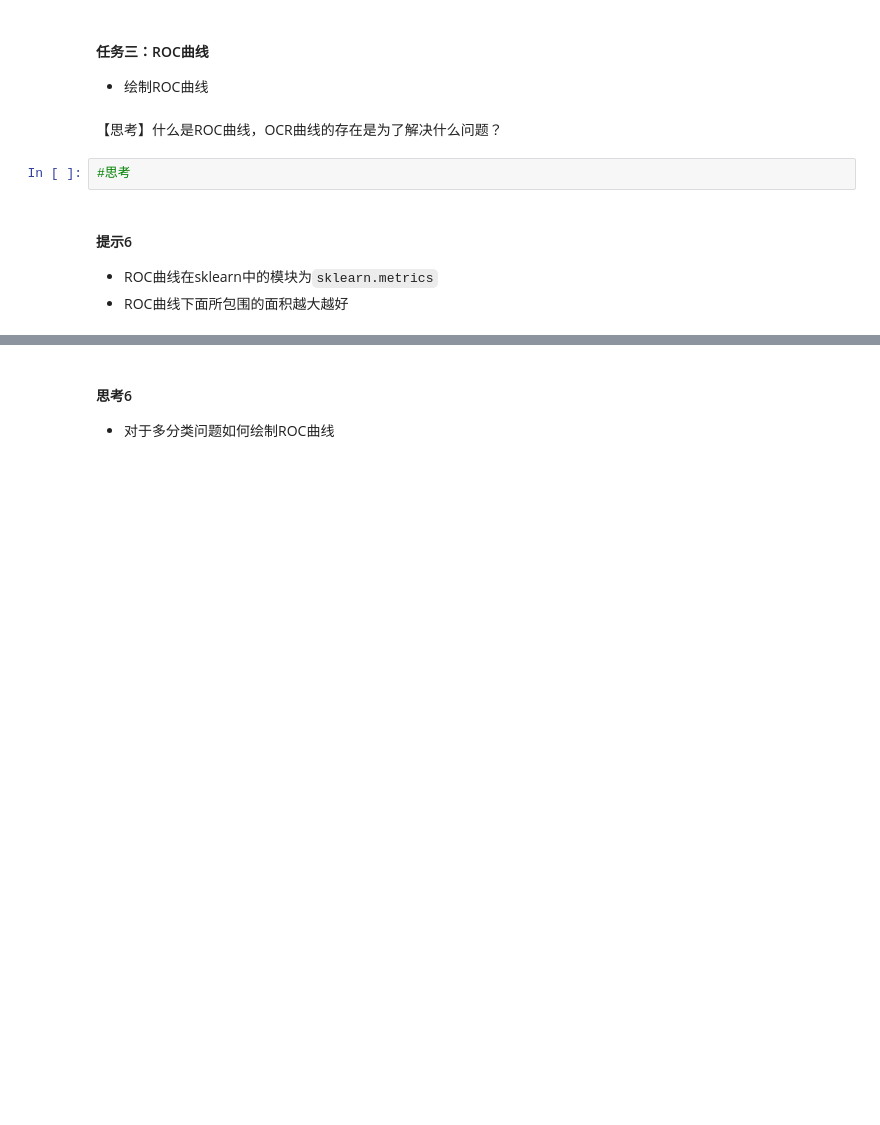
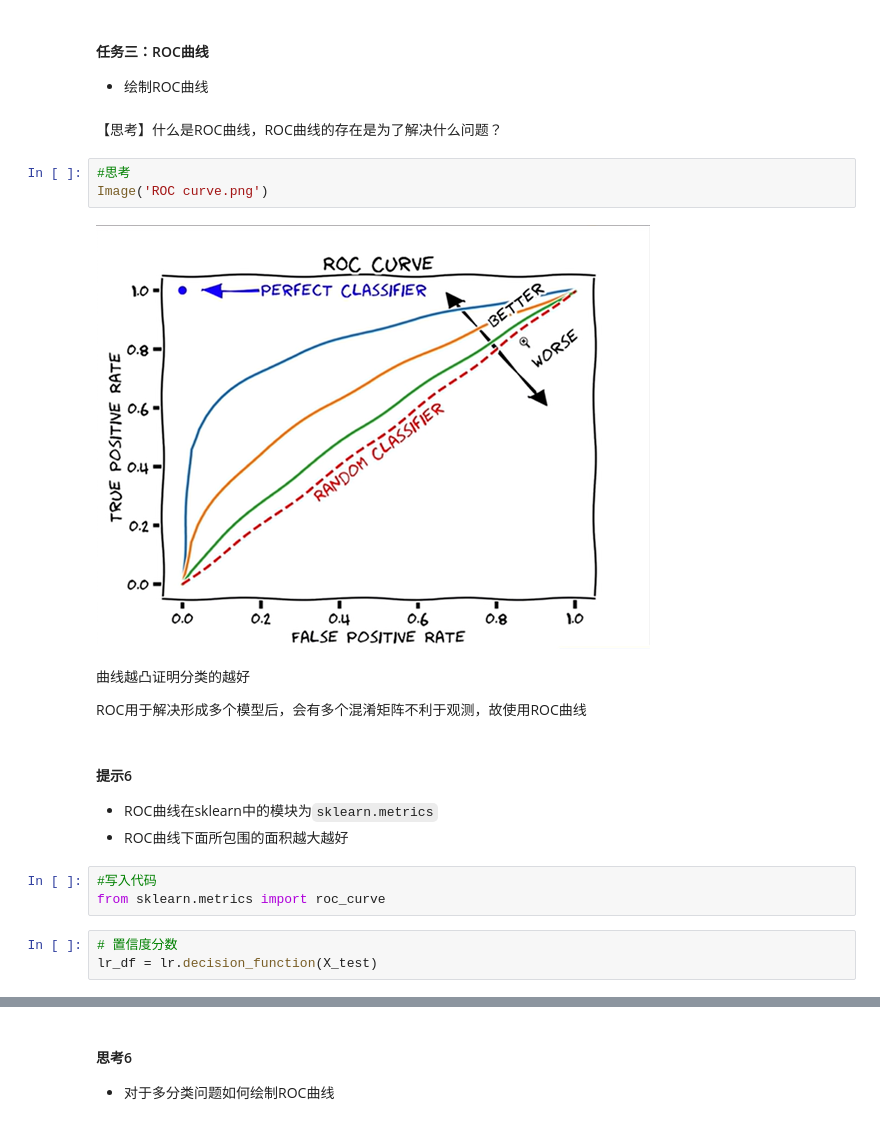
Before and after one commit to klmyty/data-analysis-datawhale, a Jupyter notebook: Chapter3/第三章模型建立和评估---评价-课程.ipynb, the cells around one changed output, grey strips where cells are left out. Saved outputs shown, nothing was run; the diff lists cells and outputs as text; blank space fills up the shorter version.

```diff
--- a/Chapter3/第三章模型建立和评估---评价-课程.ipynb
+++ b/Chapter3/第三章模型建立和评估---评价-课程.ipynb
@@ -228,10 +228,23 @@ F1 Score: 0.73
 #### 任务三：ROC曲线
 * 绘制ROC曲线
 # %% [markdown]
-【思考】什么是ROC曲线，OCR曲线的存在是为了解决什么问题？
+【思考】什么是ROC曲线，ROC曲线的存在是为了解决什么问题？
 # %%
 #思考
+Image('ROC curve.png')
+# %% [output]
+[figure, added]
+# %% [markdown]
+曲线越凸证明分类的越好
+
+ROC用于解决形成多个模型后，会有多个混淆矩阵不利于观测，故使用ROC曲线
 # %% [markdown]
 #### 提示6
 * ROC曲线在sklearn中的模块为`sklearn.metrics`
 * ROC曲线下面所包围的面积越大越好
+# %%
+#写入代码
+from sklearn.metrics import roc_curve
+# %%
+# 置信度分数
+lr_df = lr.decision_function(X_test)
```
Also changed, not shown: parts of 16 cells of this notebook, 9 other files.
